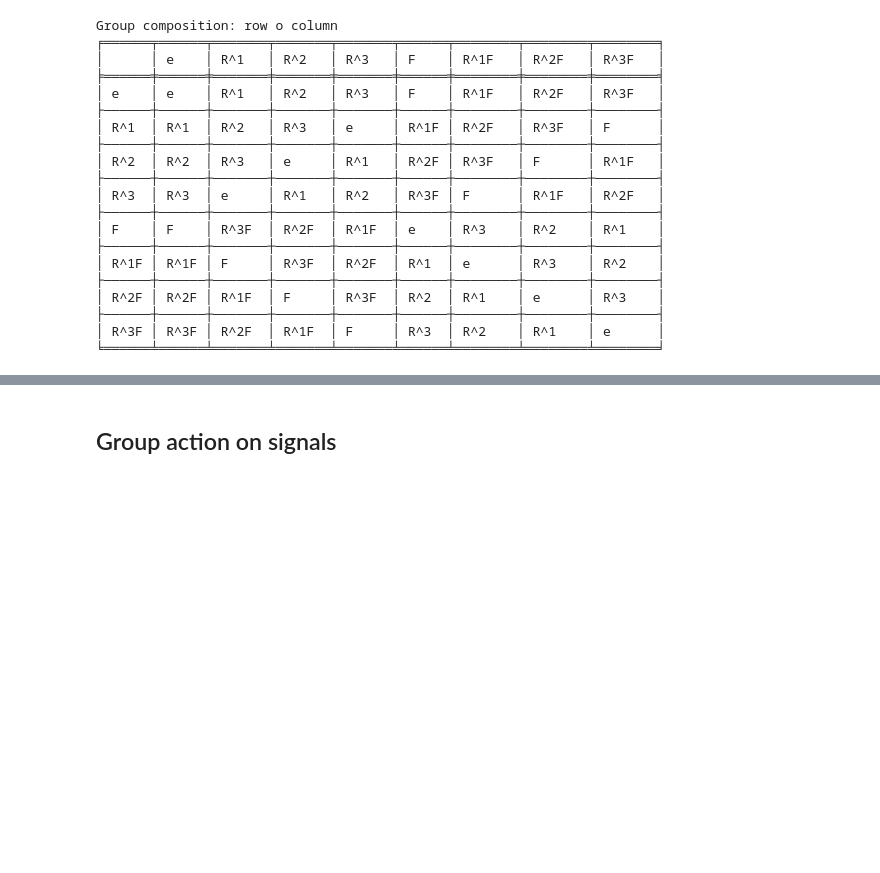
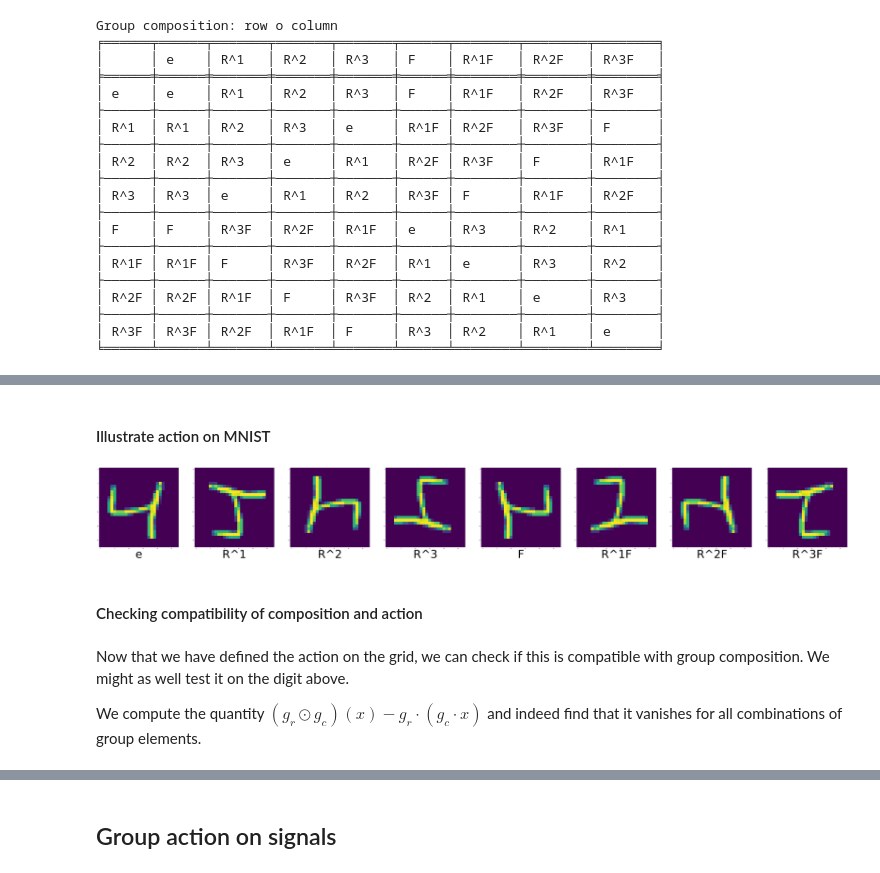
Before and after one commit to APJansen/GroCo, a Jupyter notebook: GroupConv-Keras.ipynb, the cells around one changed output, grey strips where cells are left out. Cells and saved outputs as stored; diff of their text form; code cells hidden in the pictures; blank space fills up the shorter version.

```diff
--- a/GroupConv-Keras.ipynb
+++ b/GroupConv-Keras.ipynb
@@ -217,0 +329,17 @@ Group composition: row o column
+# %%
+import tensorflow as tf
+
+def flip_grid(x, height_axis=-3, width_axis=-2):
+  return tf.reverse(x, axis=[width_axis])
+
+def rotate_grid(x, height_axis=-3, width_axis=-2):
+  axes = list(range(len(x.shape)))
+  axes[height_axis], axes[width_axis] = axes[width_axis], axes[height_axis]
+  return tf.reverse(tf.transpose(x, perm=axes), axis=[height_axis])
+
+def act_on_grid(x, g, height_axis=-3, width_axis=-2):
+  if g.flip:
+    x = flip_grid(x, height_axis=height_axis, width_axis=width_axis)
+  for _ in range(g.rotation):
+    x = rotate_grid(x, height_axis=height_axis, width_axis=width_axis)
+  return x
@@ -217,0 +354,37 @@ Group composition: row o column
+# %% [markdown]
+#### Illustrate action on MNIST
+# %%
+from tensorflow import keras
+
+(x_train, y_train), (x_test, y_test) = keras.datasets.mnist.load_data()
+
+x_train = x_train.astype('float32') / 255
+x_test = x_test.astype('float32') / 255
+x_train = tf.expand_dims(x_train, -1)
+x_test = tf.expand_dims(x_test, -1)
+
+input_shape = (28, 28, 1)
+num_classes = 10
+
+from matplotlib import pyplot as plt
+import numpy as np
+
+image = np.reshape(x_train[2].numpy(), (28, 28, 1))
+# %%
+transformed_images = [act_on_grid(image, g) for g in unique_elements]
+
+fig, axes = plt.subplots(1, 8)
+fig.set_figheight(2 * 15)
+fig.set_figwidth(8 * 15)
+for i in range(8):
+  axes[i].imshow(transformed_images[i][:, :, 0])
+  axes[i].set_xlabel(str(unique_elements[i]), fontsize=100)
+fig.show()
+# %% [output]
+[figure, added]
+# %% [markdown]
+#### Checking compatibility of composition and action
+# %% [markdown]
+Now that we have defined the action on the grid, we can check if this is compatible with group composition. We might as well test it on the digit above.
+
+We compute the quantity $(g_r \odot g_c)(x) - g_r \cdot (g_c \cdot x)$ and indeed find that it vanishes for all combinations of group elements.
```
Also changed, not shown: parts of 151 cells of this notebook.
